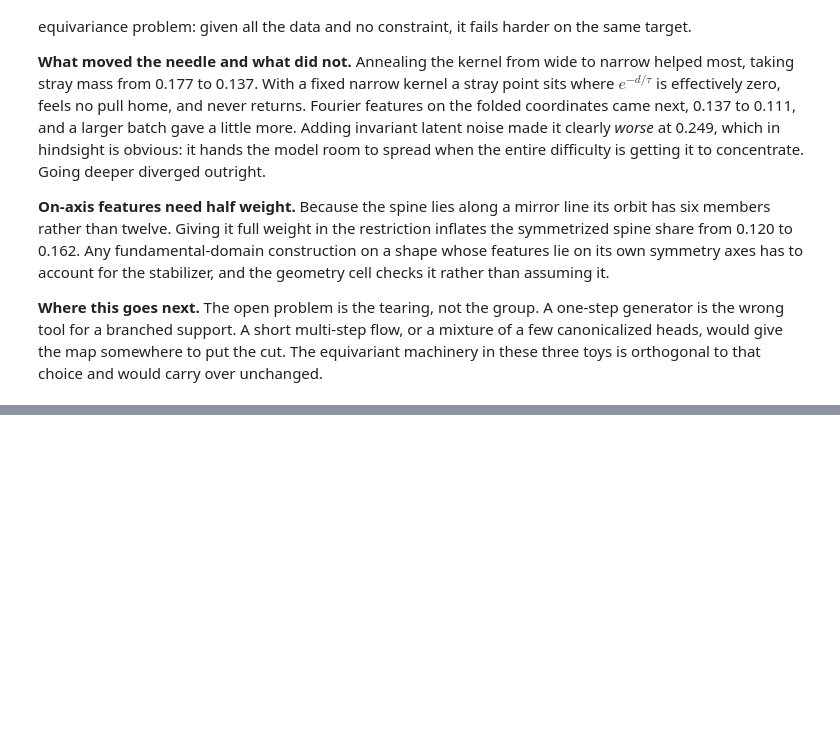
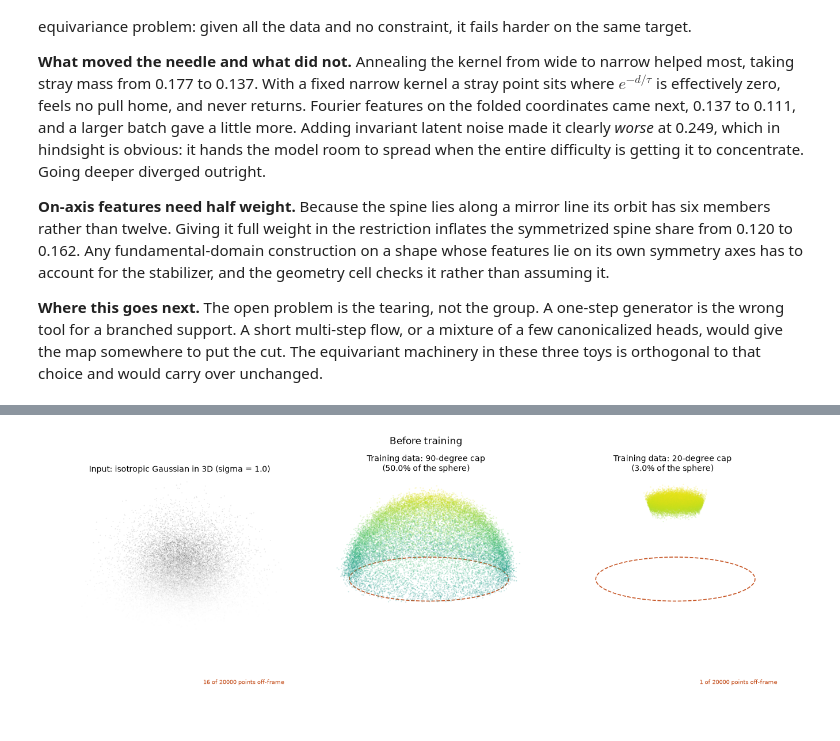
Before and after one commit to daoterog/TokyoDrift, a Jupyter notebook: equivariant_drifting.ipynb, the cells around one changed output, grey strips where cells are left out. Saved outputs shown, nothing was run; the diff lists cells and outputs as text; code cells hidden in the pictures; blank space fills up the shorter version.

Commit message:
Add sphere

```diff
--- a/equivariant_drifting.ipynb
+++ b/equivariant_drifting.ipynb
@@ -1255,14 +1277,14 @@ control: plain MLP, trained on the WHOLE flake
 figure, axes = plt.subplots(1, 4, figsize=(16, 4.6))
 
 panels = [
-    ("Training data: 1/12", sample_flake_wedge(10_000), True),
+    ("Training data: 1/12", sample_flake_wedge(60_000), True),
     (f"$D_{ARMS}$-equivariant, saw 1/12", flake_samples, False),
     ("Plain MLP, saw 1/12", flake_control_samples, False),
     ("Plain MLP, saw ALL of it", flake_full_samples, False),
 ]
 for ax, (title, points, rays) in zip(axes, panels):
-    scatter(ax, points[:30_000], GENERATED if not rays else SEEN, title,
-            size=1.2, alpha=0.18)
+    scatter(ax, points, GENERATED if not rays else SEEN, title,
+            size=1.2, alpha=0.09)
     draw_flake_reference(ax, wedge_rays=rays)
     style_axes(ax, limit=1.3, midline=False)
 
@@ -1423,0 +1556,61 @@ over unchanged.
+# %%
+def sphere_axes(ax, limit=1.2, zoom=1.5):
+    ax.set_xlim(-limit, limit), ax.set_ylim(-limit, limit), ax.set_zlim(-limit, limit)
+    ax.set_box_aspect((1, 1, 1), zoom=zoom)
+    ax.set_xticks([]), ax.set_yticks([]), ax.set_zticks([])
+    ax.view_init(elev=16, azim=35)
+    for axis in (ax.xaxis, ax.yaxis, ax.zaxis):
+        axis.pane.set_visible(False)
+        axis.line.set_color((0, 0, 0, 0))
+    ax.grid(False)
+    drawn = getattr(ax, "_drawn_points", None)
+    if drawn is not None:
+        outside = int((drawn.abs().amax(dim=-1) > limit).sum())
+        if outside:
+            ax.text2D(0.99, 0.01, f"{outside} of {len(drawn)} points off-frame",
+                      transform=ax.transAxes, ha="right", va="bottom",
+                      fontsize=7, color=HELD_OUT)
+
+
+def draw_equator(ax, radius=SPHERE_RADIUS):
+    """The equator marks where the hemisphere data stops."""
+    angle = torch.linspace(0, 2 * math.pi, 200)
+    ax.plot(radius * angle.cos(), radius * angle.sin(), 0 * angle,
+            color=HELD_OUT, lw=1.2, ls="--", alpha=0.9)
+
+
+def scatter3(ax, points, title, size=2.5, alpha=0.3, cmap="viridis"):
+    """Every point, shaded by height so the surface reads as a solid.
+
+    Sorted back to front first: matplotlib's 3D scatter has no real depth
+    buffer, so without this the far side paints over the near side.
+    """
+    p = points.detach().cpu()
+    p = p[p[:, 1].argsort()]
+    ax.scatter(p[:, 0], p[:, 1], p[:, 2], s=size, c=p[:, 2], cmap=cmap,
+               vmin=-1.15, vmax=1.15, alpha=alpha, linewidths=0, depthshade=False)
+    ax._drawn_points = p
+    ax.set_title(title, fontsize=10, pad=2)
+
+
+figure = plt.figure(figsize=(13, 4.6))
+noise_axis = figure.add_subplot(1, 3, 1, projection="3d")
+scatter3(noise_axis, sample_noise(20_000, 3),
+         f"Input: isotropic Gaussian in 3D (sigma = {NOISE_SCALE})",
+         size=1.5, alpha=0.10, cmap="Greys")
+sphere_axes(noise_axis, limit=3.6)
+
+for column, cap in ((2, HEMISPHERE), (3, SMALL_CAP)):
+    ax = figure.add_subplot(1, 3, column, projection="3d")
+    scatter3(ax, sample_cap(20_000, cap),
+             f"Training data: {cap:.0f}-degree cap\n"
+             f"({100 * cap_area_fraction(cap):.1f}% of the sphere)", alpha=0.22)
+    draw_equator(ax)
+    sphere_axes(ax)
+
+figure.tight_layout()
+figure.subplots_adjust(top=0.84)
+figure.suptitle("Before training", fontsize=12)
+plt.show()
+# %% [output]
+[figure, added]
```
Also changed, not shown: parts of 17 cells of this notebook.
